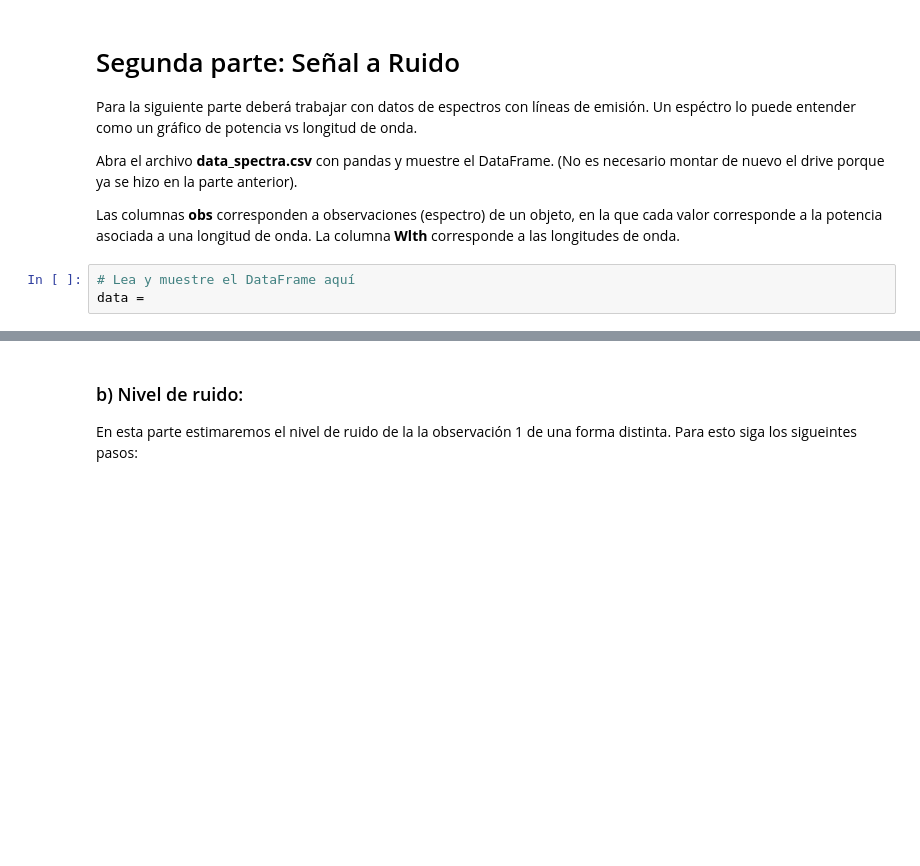
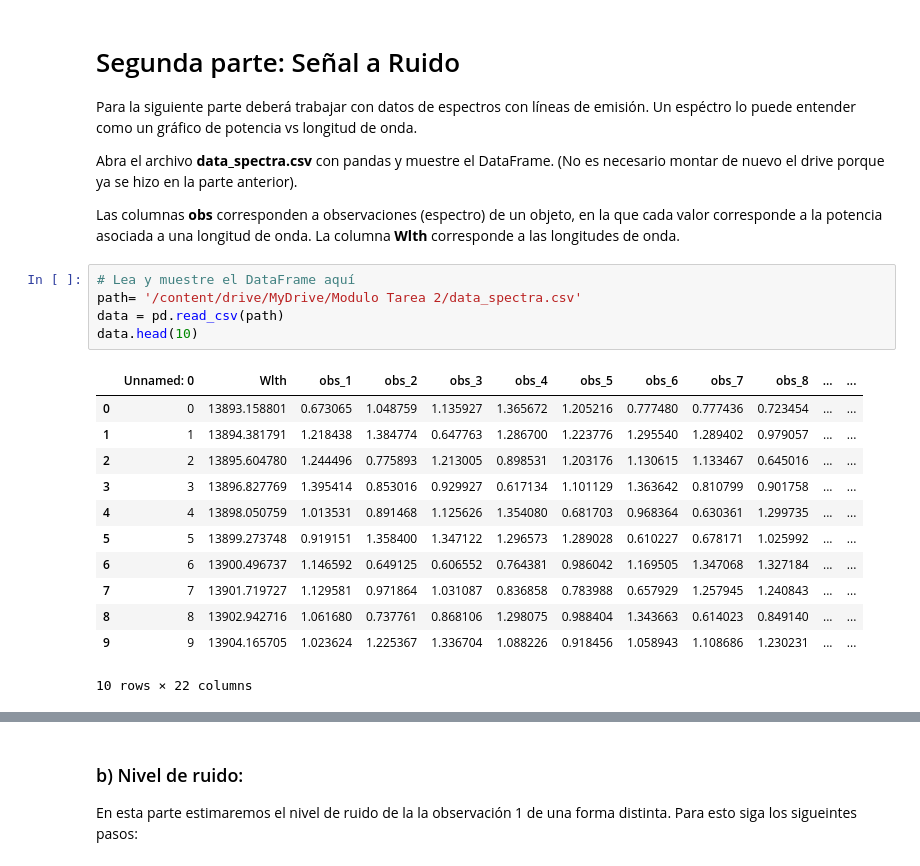
Before and after one commit to JoseAguirre-10/Tarea-2, a Jupyter notebook: Tarea2.ipynb, the cells around one changed output, grey strips where cells are left out. Cells and saved outputs as stored; diff of their text form; blank space fills up the shorter version.

```diff
--- a/Tarea2.ipynb
+++ b/Tarea2.ipynb
@@ -214,7 +215,22 @@ Abra el archivo **data_spectra.csv** con pandas y muestre el DataFrame. (No es n
 Las columnas **obs** corresponden a observaciones (espectro) de un objeto, en la que cada valor corresponde a la potencia asociada a una longitud de onda. La columna **Wlth** corresponde a las longitudes de onda.
 # %%
 # Lea y muestre el DataFrame aquí
-data =
+path= '/content/drive/MyDrive/Modulo Tarea 2/data_spectra.csv'
+data = pd.read_csv(path)
+data.head(10)
+# %% [output]
+|  | Unnamed: 0 | Wlth | obs_1 | obs_2 | obs_3 | obs_4 | obs_5 | obs_6 | obs_7 | obs_8 | ... | ... |
+| 0 | 0 | 13893.158801 | 0.673065 | 1.048759 | 1.135927 | 1.365672 | 1.205216 | 0.777480 | 0.777436 | 0.723454 | ... | ... |
+| 1 | 1 | 13894.381791 | 1.218438 | 1.384774 | 0.647763 | 1.286700 | 1.223776 | 1.295540 | 1.289402 | 0.979057 | ... | ... |
+| 2 | 2 | 13895.604780 | 1.244496 | 0.775893 | 1.213005 | 0.898531 | 1.203176 | 1.130615 | 1.133467 | 0.645016 | ... | ... |
+| 3 | 3 | 13896.827769 | 1.395414 | 0.853016 | 0.929927 | 0.617134 | 1.101129 | 1.363642 | 0.810799 | 0.901758 | ... | ... |
+| 4 | 4 | 13898.050759 | 1.013531 | 0.891468 | 1.125626 | 1.354080 | 0.681703 | 0.968364 | 0.630361 | 1.299735 | ... | ... |
+| 5 | 5 | 13899.273748 | 0.919151 | 1.358400 | 1.347122 | 1.296573 | 1.289028 | 0.610227 | 0.678171 | 1.025992 | ... | ... |
+| 6 | 6 | 13900.496737 | 1.146592 | 0.649125 | 0.606552 | 0.764381 | 0.986042 | 1.169505 | 1.347068 | 1.327184 | ... | ... |
+| 7 | 7 | 13901.719727 | 1.129581 | 0.971864 | 1.031087 | 0.836858 | 0.783988 | 0.657929 | 1.257945 | 1.240843 | ... | ... |
+| 8 | 8 | 13902.942716 | 1.061680 | 0.737761 | 0.868106 | 1.298075 | 0.988404 | 1.343663 | 0.614023 | 0.849140 | ... | ... |
+| 9 | 9 | 13904.165705 | 1.023624 | 1.225367 | 1.336704 | 1.088226 | 0.918456 | 1.058943 | 1.108686 | 1.230231 | ... | ... |
+10 rows × 22 columns
 # %% [markdown]
 ### a) Gráfico de primer espectro:
 Grafique el espectro de la primera observación (columna **obs_1** vs columna **Wlth**) y responda: ¿Cuántas líneas de emisión detecta a simple vista?
```
Also changed, not shown: parts of 8 cells of this notebook.
